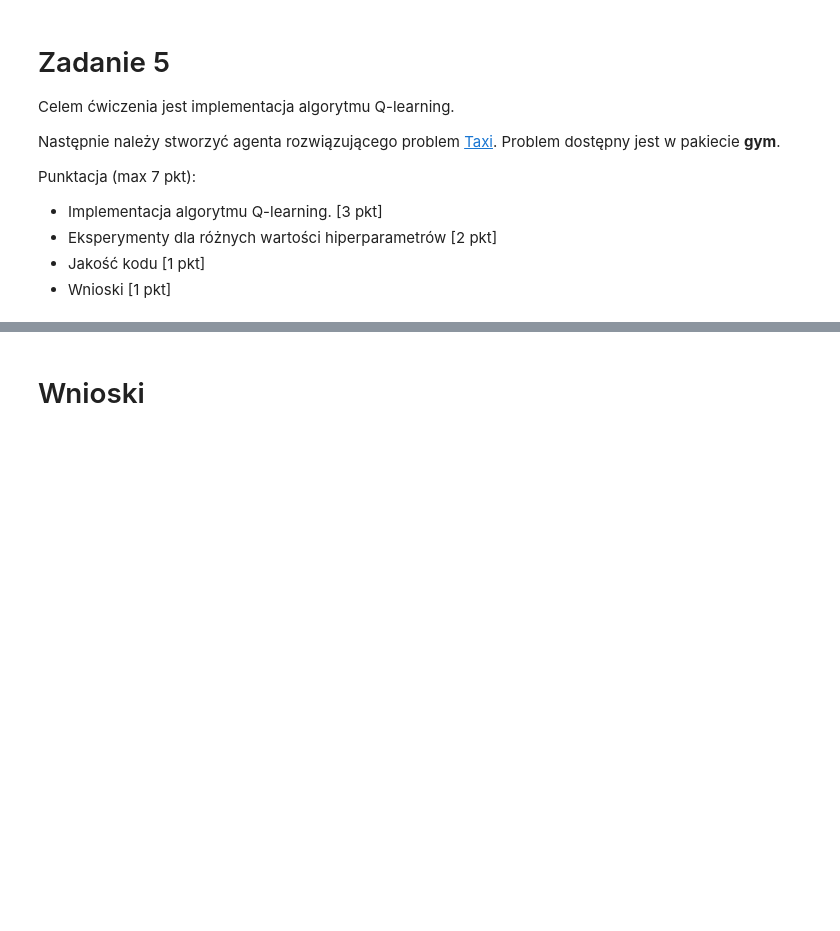
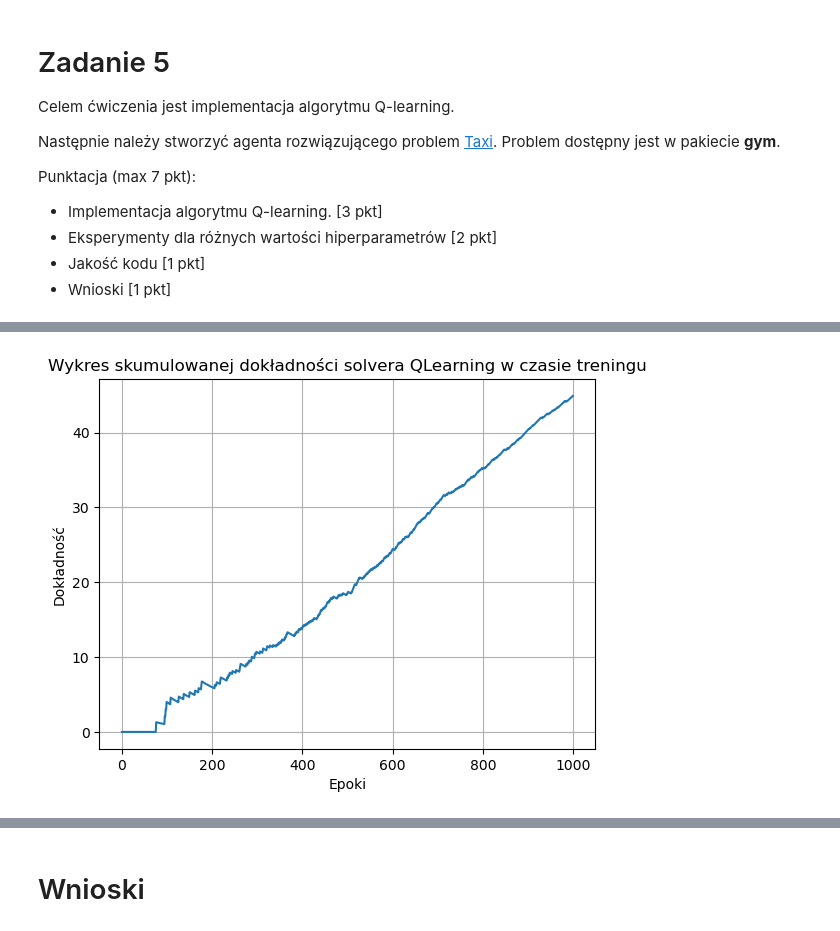
Before and after one commit to VisteK528/WSI, a Jupyter notebook: Exercise5/zad5.ipynb, the cells around one changed output, grey strips where cells are left out. Drawn from its saved outputs; the diff is of its cells as text; code cells hidden in the pictures; blank space fills up the shorter version.

```diff
--- a/Exercise5/zad5.ipynb
+++ b/Exercise5/zad5.ipynb
@@ -176,0 +193,11 @@ plt.plot([x for x in range(train_epochs)], rewards)
+# %%
+accumulated_accuracies = [len([train_results[x] for x in range(i) if train_results[x]])/i for i in range(1,train_epochs+1)]
+accumulated_accuracies_percent = [100*x for x in accumulated_accuracies]
+plt.plot([x for x in range(train_epochs)], accumulated_accuracies_percent)
+plt.xlabel("Epoki")
+plt.ylabel("Dokładność")
+plt.title("Wykres skumulowanej dokładności solvera QLearning w czasie treningu")
+plt.grid()
+plt.show()
+# %% [output]
+[figure, added]
```
Also changed, not shown: parts of 27 cells of this notebook.
